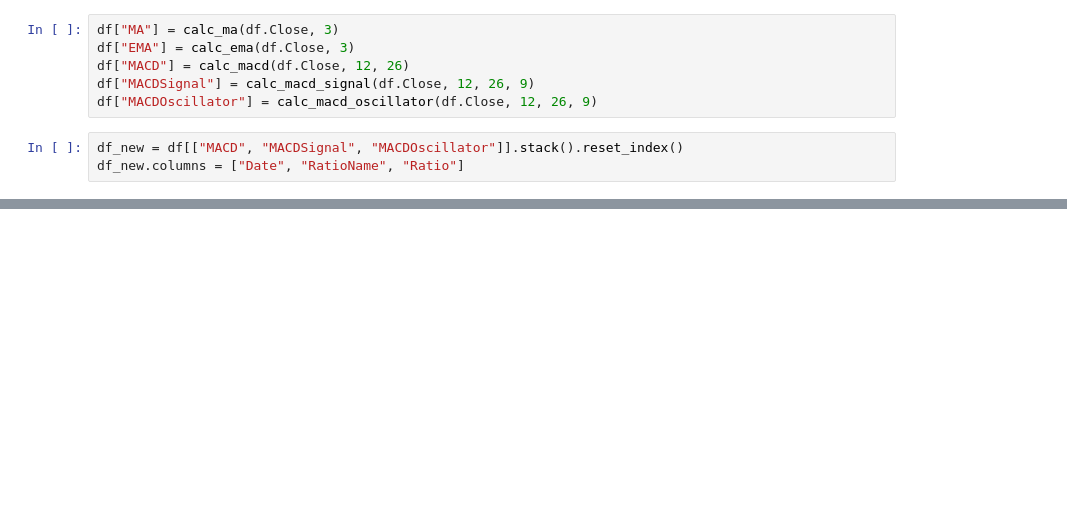
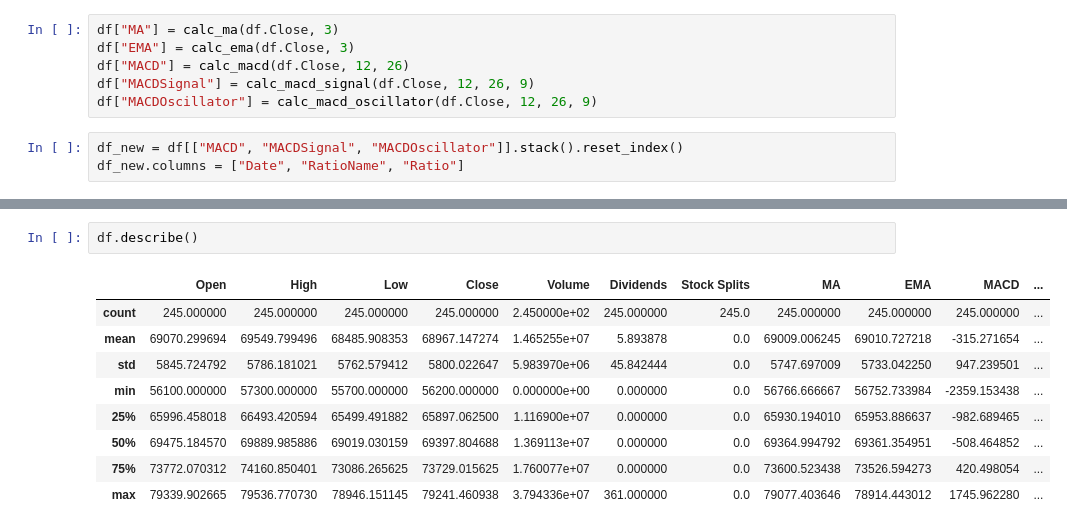
Before and after one commit to panda5176/quantata, a Jupyter notebook: examples/examples.ipynb, the cells around one changed output, grey strips where cells are left out. Drawn from its saved outputs; the diff is of its cells as text; blank space fills up the shorter version.

```diff
--- a/examples/examples.ipynb
+++ b/examples/examples.ipynb
@@ -44,0 +75,12 @@ plt.legend(handles=[
+# %%
+df.describe()
+# %% [output]
+|  | Open | High | Low | Close | Volume | Dividends | Stock Splits | MA | EMA | MACD | ... |
+| count | 245.000000 | 245.000000 | 245.000000 | 245.000000 | 2.450000e+02 | 245.000000 | 245.0 | 245.000000 | 245.000000 | 245.000000 | ... |
+| mean | 69070.299694 | 69549.799496 | 68485.908353 | 68967.147274 | 1.465255e+07 | 5.893878 | 0.0 | 69009.006245 | 69010.727218 | -315.271654 | ... |
+| std | 5845.724792 | 5786.181021 | 5762.579412 | 5800.022647 | 5.983970e+06 | 45.842444 | 0.0 | 5747.697009 | 5733.042250 | 947.239501 | ... |
+| min | 56100.000000 | 57300.000000 | 55700.000000 | 56200.000000 | 0.000000e+00 | 0.000000 | 0.0 | 56766.666667 | 56752.733984 | -2359.153438 | ... |
+| 25% | 65996.458018 | 66493.420594 | 65499.491882 | 65897.062500 | 1.116900e+07 | 0.000000 | 0.0 | 65930.194010 | 65953.886637 | -982.689465 | ... |
+| 50% | 69475.184570 | 69889.985886 | 69019.030159 | 69397.804688 | 1.369113e+07 | 0.000000 | 0.0 | 69364.994792 | 69361.354951 | -508.464852 | ... |
+| 75% | 73772.070312 | 74160.850401 | 73086.265625 | 73729.015625 | 1.760077e+07 | 0.000000 | 0.0 | 73600.523438 | 73526.594273 | 420.498054 | ... |
+| max | 79339.902665 | 79536.770730 | 78946.151145 | 79241.460938 | 3.794336e+07 | 361.000000 | 0.0 | 79077.403646 | 78914.443012 | 1745.962280 | ... |
```
Also changed, not shown: parts of 6 cells of this notebook, 1 other file.
